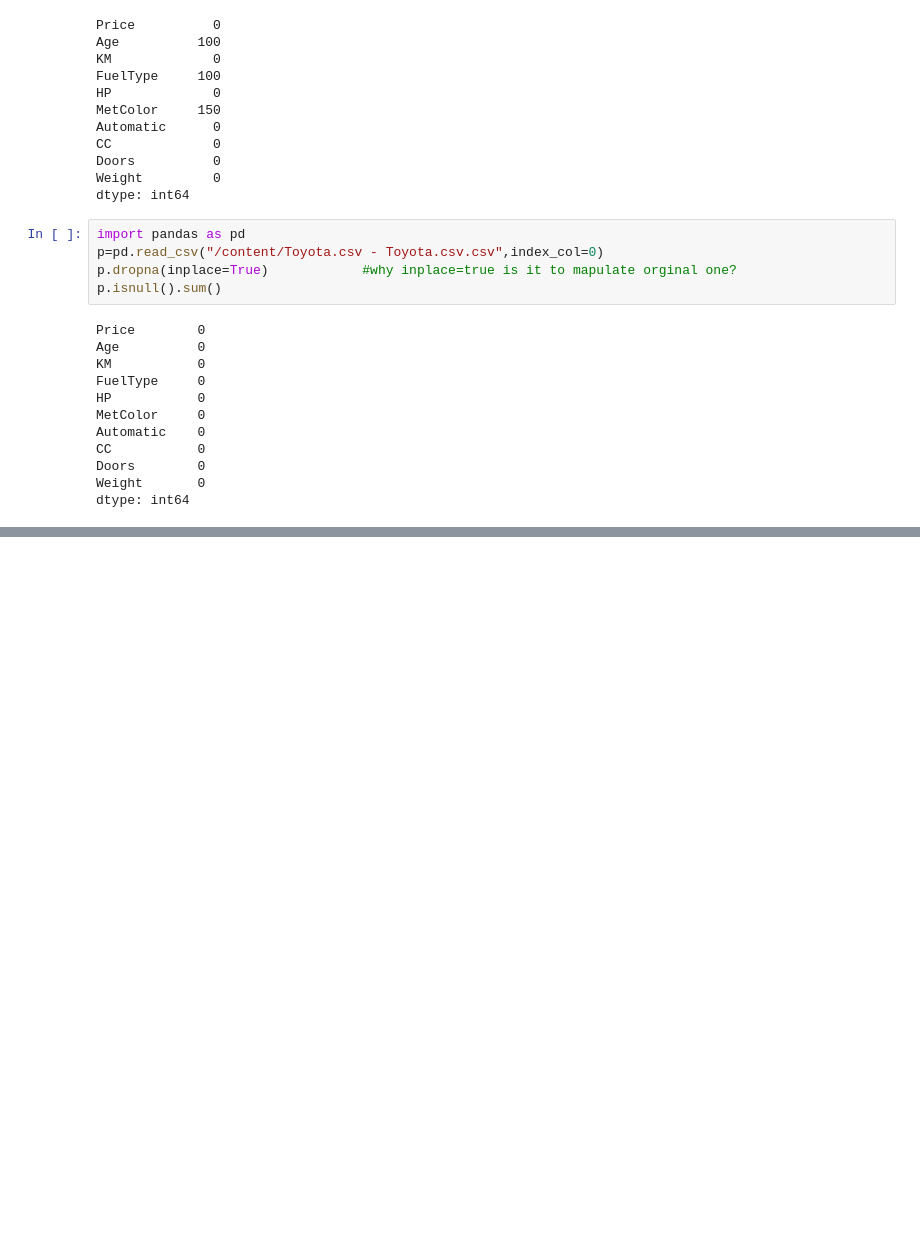
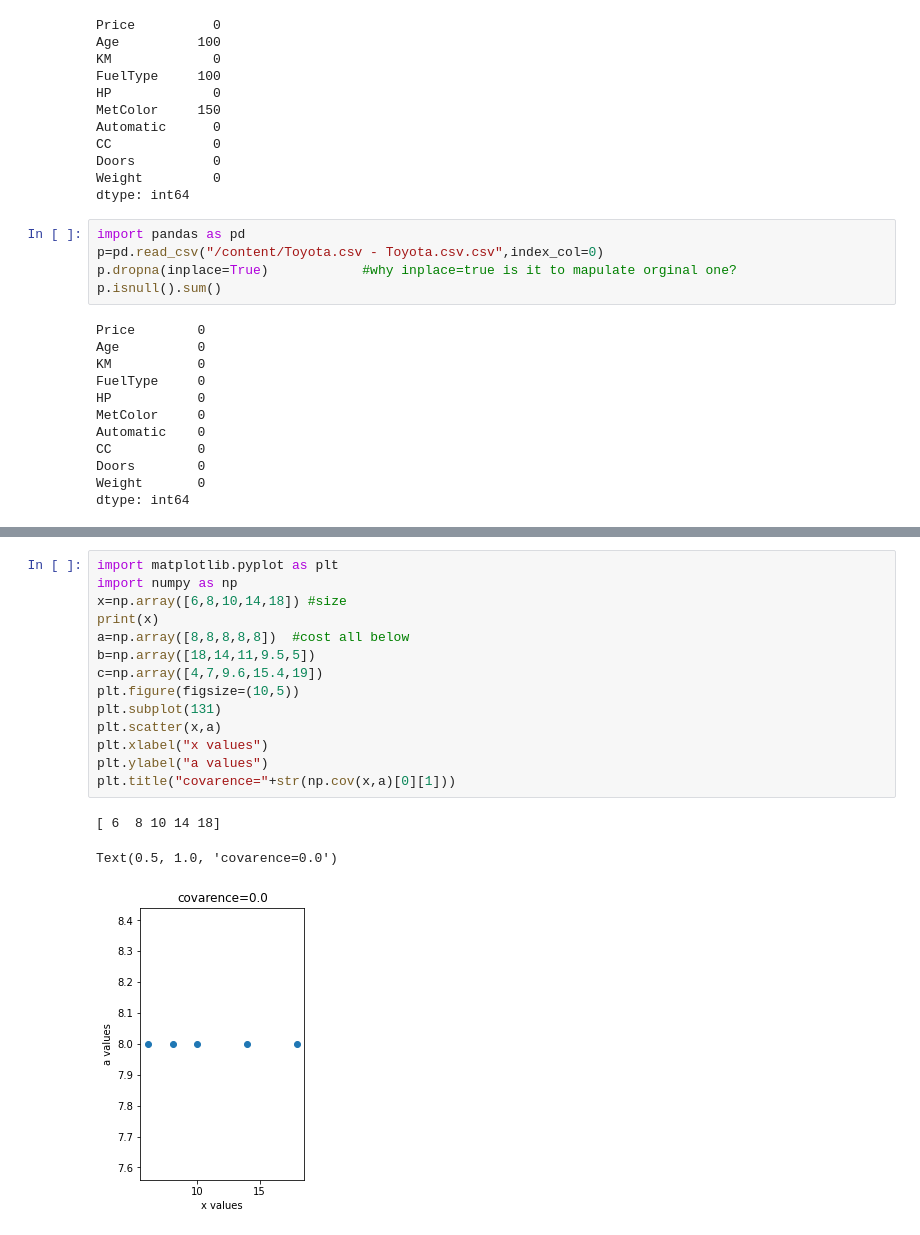
Before and after one commit to mannar-1/mannar-1, a Jupyter notebook: Untitled1.ipynb, the cells around one changed output, grey strips where cells are left out. Cells and saved outputs as stored; diff of their text form; blank space fills up the shorter version.

```diff
--- a/Untitled1.ipynb
+++ b/Untitled1.ipynb
@@ -365,0 +430,18 @@ dtype: int64
+# %%
+import matplotlib.pyplot as plt
+import numpy as np
+x=np.array([6,8,10,14,18]) #size
+print(x)
+a=np.array([8,8,8,8,8])  #cost all below
+b=np.array([18,14,11,9.5,5])
+c=np.array([4,7,9.6,15.4,19])
+plt.figure(figsize=(10,5))
+plt.subplot(131)
+plt.scatter(x,a)
+plt.xlabel("x values")
+plt.ylabel("a values")
+plt.title("covarence="+str(np.cov(x,a)[0][1]))
+# %% [output]
+[ 6  8 10 14 18]
+Text(0.5, 1.0, 'covarence=0.0')
+[figure, added]
```
Also changed, not shown: parts of 6 cells of this notebook.
